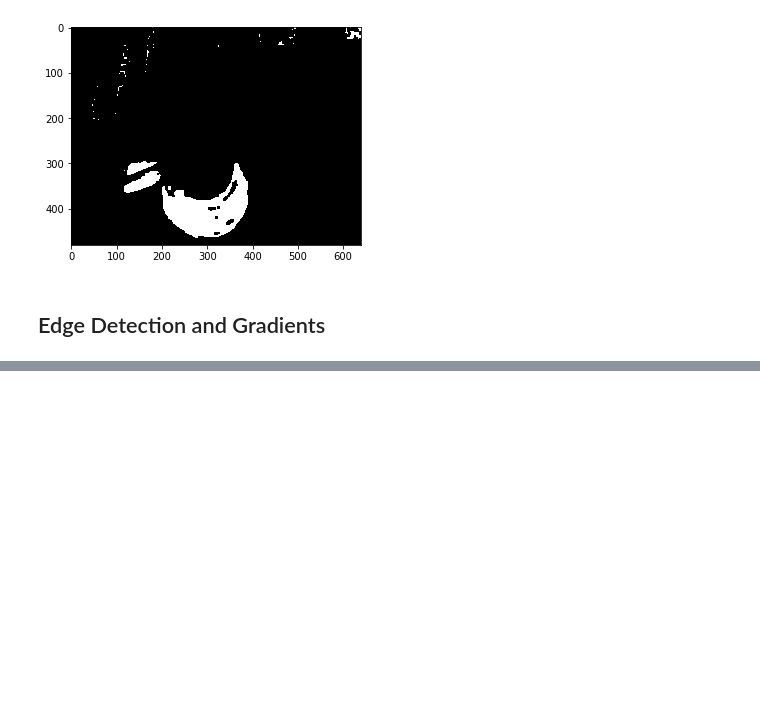
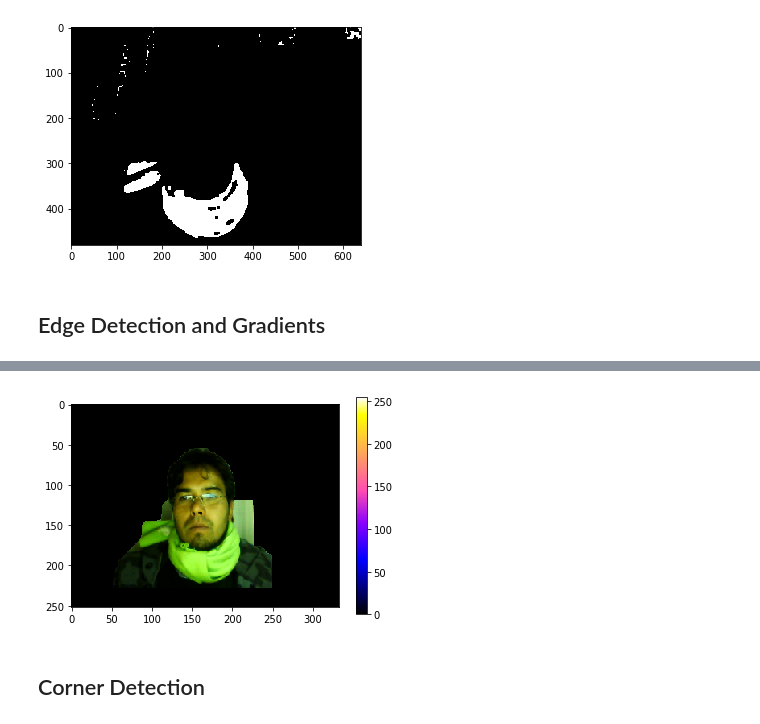
Before and after one commit to xmnlab/notebooks, a Jupyter notebook: cv/OpenCV.ipynb, the cells around one changed output, grey strips where cells are left out. Saved outputs shown, nothing was run; the diff lists cells and outputs as text; code cells hidden in the pictures; blank space fills up the shorter version.

```diff
--- a/cv/OpenCV.ipynb
+++ b/cv/OpenCV.ipynb
@@ -564,0 +676,51 @@ original image
+# %%
+%matplotlib inline
+img = cv2.imread(filename='foreground-extraction.jpg', flags=cv2.IMREAD_COLOR)
+
+# It is a mask image where we specify which areas are background,
+# foreground or probable background/foreground etc.
+mask = np.zeros(shape=img.shape[:2], dtype=np.uint8)
+
+# These are arrays used by the algorithm internally.
+# You just create two np.float64 type zero arrays of size (1,65).
+bgdModel = np.zeros(shape=(1, 65), dtype=np.float64)
+fgdModel = np.zeros(shape=(1, 65), dtype=np.float64)
+
+# format (x,y,w,h)
+rect = (50, 50, 200, 200)
+
+# Mode should be cv2.GC_INIT_WITH_RECT since we are using rectangle.
+cv2.grabCut(
+    img=img,
+    mask=mask,
+    rect=rect,
+    bgdModel=bgdModel,
+    fgdModel=fgdModel,
+    iterCount=5,
+    mode=cv2.GC_INIT_WITH_RECT
+)
+
+"""
+The grabCut modifies the mask image. In the new mask image,
+pixels will be marked with four flags denoting background/foreground
+as specified above (see mask parameter description).
+So we modify the mask such that all 0-pixels and 2-pixels
+are put to 0 (ie background) and all 1-pixels and 3-pixels are put to 1
+(ie foreground pixels).
+
+"""
+
+mask2 = np.where((mask==2)|(mask==0), 0, 1).astype('uint8')
+
+# Now our final mask is ready.
+# Just multiply it with input image to get the segmented image.
+img = img*mask2[:,:, np.newaxis]
+
+plt.imshow(X=bgr2rgb(img), cmap='gnuplot2')
+plt.colorbar()
+plt.show()
+plt.close()
+# %% [output]
+[figure, added]
+# %% [markdown]
+## Corner Detection
```
Also changed, not shown: parts of 31 cells of this notebook, 5 other files.
